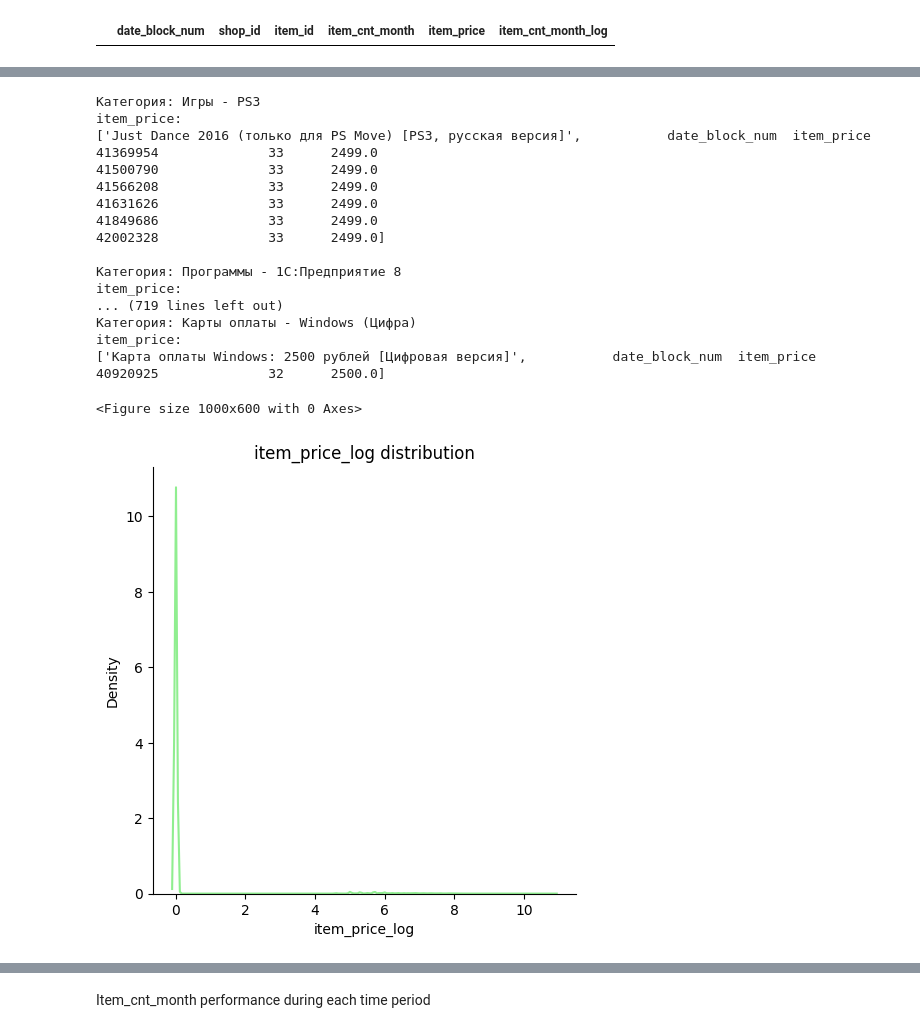
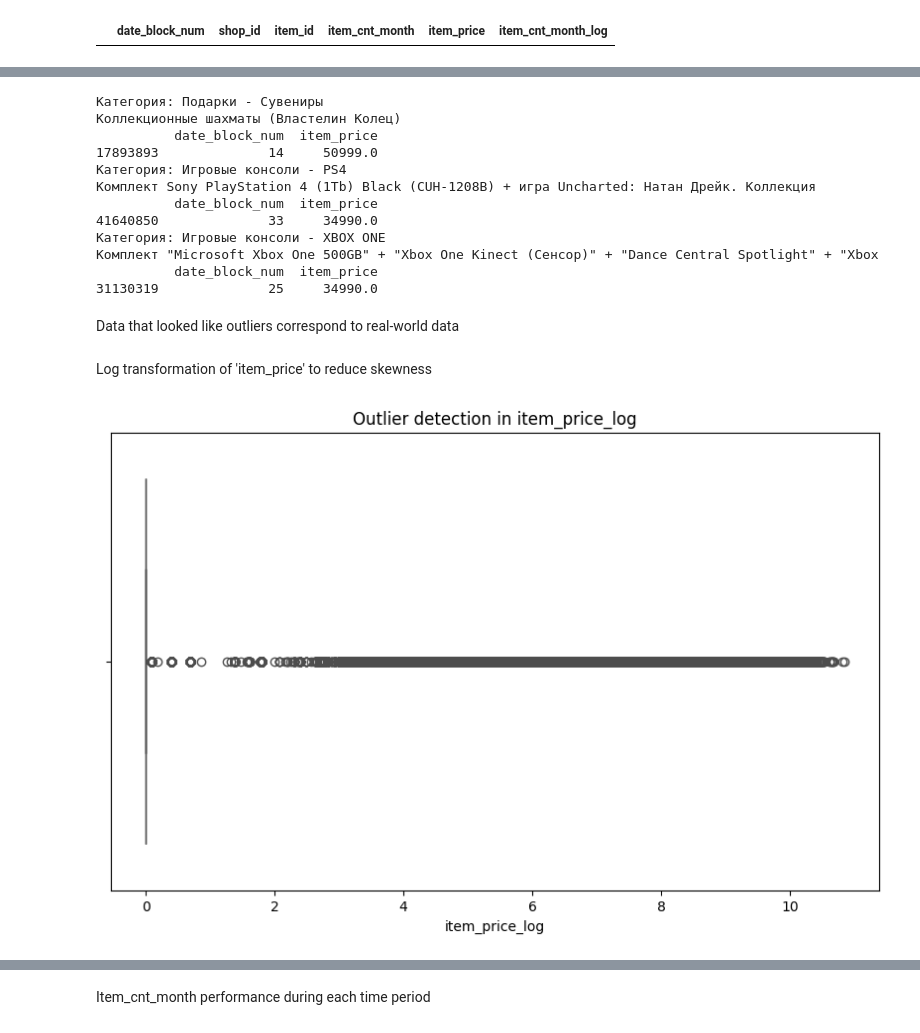
Before and after one commit to YPolina/Trainee, a Jupyter notebook: EDA.ipynb, the cells around one changed output, grey strips where cells are left out. Cells and saved outputs as stored; diff of their text form; code cells hidden in the pictures.

```diff
--- a/EDA.ipynb
+++ b/EDA.ipynb
@@ -182,28 +126,27 @@ Name: item_price, dtype: float64
 # %%
-outliers_spec(outliers, 'item_price', 2000, df_item_categories, df_items)
+check = outliers.sample(n = 3)
+outliers_spec(check, 'item_price', df_item_categories, df_items)
 # %% [output]
-Категория: Игры - PS3
-item_price:
-['Just Dance 2016 (только для PS Move) [PS3, русская версия]',           date_block_num  item_price
-41369954              33      2499.0
-41500790              33      2499.0
-41566208              33      2499.0
-41631626              33      2499.0
-41849686              33      2499.0
-42002328              33      2499.0]
-
-Категория: Программы - 1С:Предприятие 8
-item_price:
-... (719 lines left out)
-Категория: Карты оплаты - Windows (Цифра)
-item_price:
-['Карта оплаты Windows: 2500 рублей [Цифровая версия]',           date_block_num  item_price
-40920925              32      2500.0]
+Категория: Подарки - Сувениры
+Коллекционные шахматы (Властелин Колец)
+          date_block_num  item_price
+17893893              14     50999.0
+Категория: Игровые консоли - PS4
+Комплект Sony PlayStation 4 (1Tb) Black (CUH-1208B) + игра Uncharted: Натан Дрейк. Коллекция
+          date_block_num  item_price
+41640850              33     34990.0
+Категория: Игровые консоли - XBOX ONE
+Комплект "Microsoft Xbox One 500GB" + "Xbox One Kinect (Сенсор)" + "Dance Central Spotlight" + "Xbox
+          date_block_num  item_price
+31130319              25     34990.0
+# %% [markdown]
+Data that looked like outliers correspond to real-world data
+# %% [markdown]
+Log transformation of 'item_price' to reduce skewness
 # %%
 df_train['item_price_log'] = np.log1p(df_train['item_price'])
 # %%
-distribution_plot(df_train, 'item_price_log')
+boxplot(df_train, 'item_price_log')
 # %% [output]
-<Figure size 1000x600 with 0 Axes>
-[figure, old version]
+[figure, new version]
 # %%
```
Also changed, not shown: parts of 29 cells of this notebook, 2 other files.
